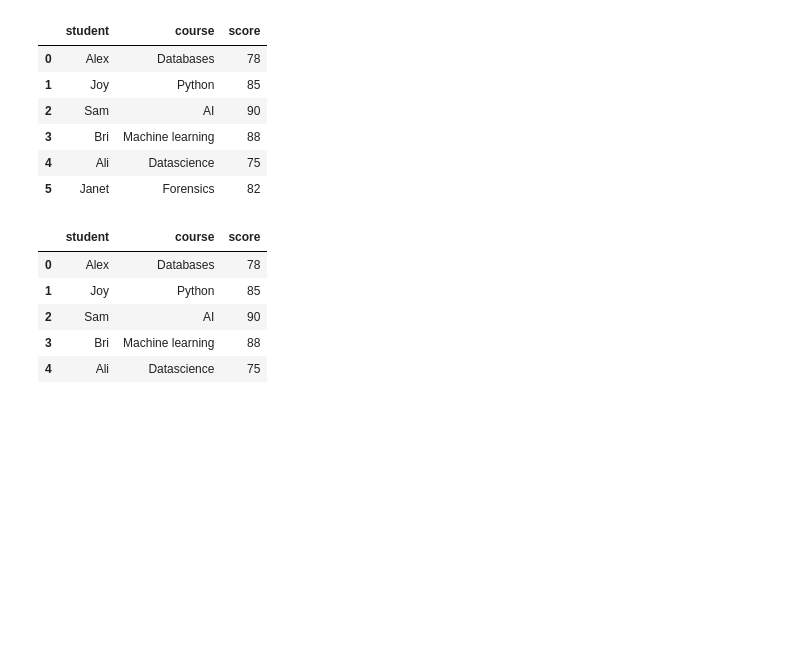
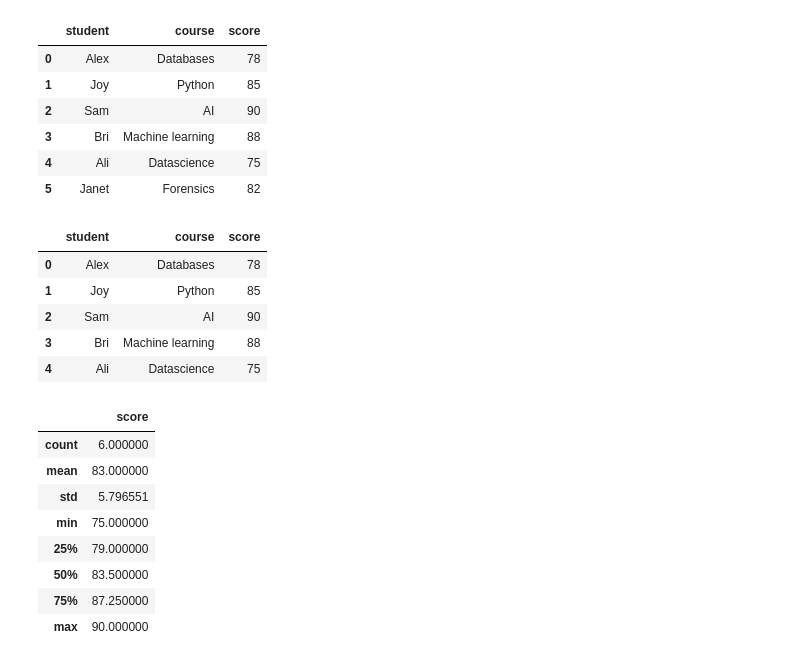
Before and after one commit to NungariBri/data-journey-foundations, a Jupyter notebook: 1_student_performance_analysis.ipynb, the cells around one changed output. Drawn from its saved outputs; the diff is of its cells as text; code cells hidden in the pictures; blank space fills up the shorter version.

```diff
--- a/1_student_performance_analysis.ipynb
+++ b/1_student_performance_analysis.ipynb
@@ -29,3 +29,15 @@ df.head()
 | 2 | Sam | AI | 90 |
 | 3 | Bri | Machine learning | 88 |
 | 4 | Ali | Datascience | 75 |
+# %%
+df.describe()
+# %% [output]
+|  | score |
+| count | 6.000000 |
+| mean | 83.000000 |
+| std | 5.796551 |
+| min | 75.000000 |
+| 25% | 79.000000 |
+| 50% | 83.500000 |
+| 75% | 87.250000 |
+| max | 90.000000 |
```
Also changed, not shown: parts of 6 cells of this notebook.
